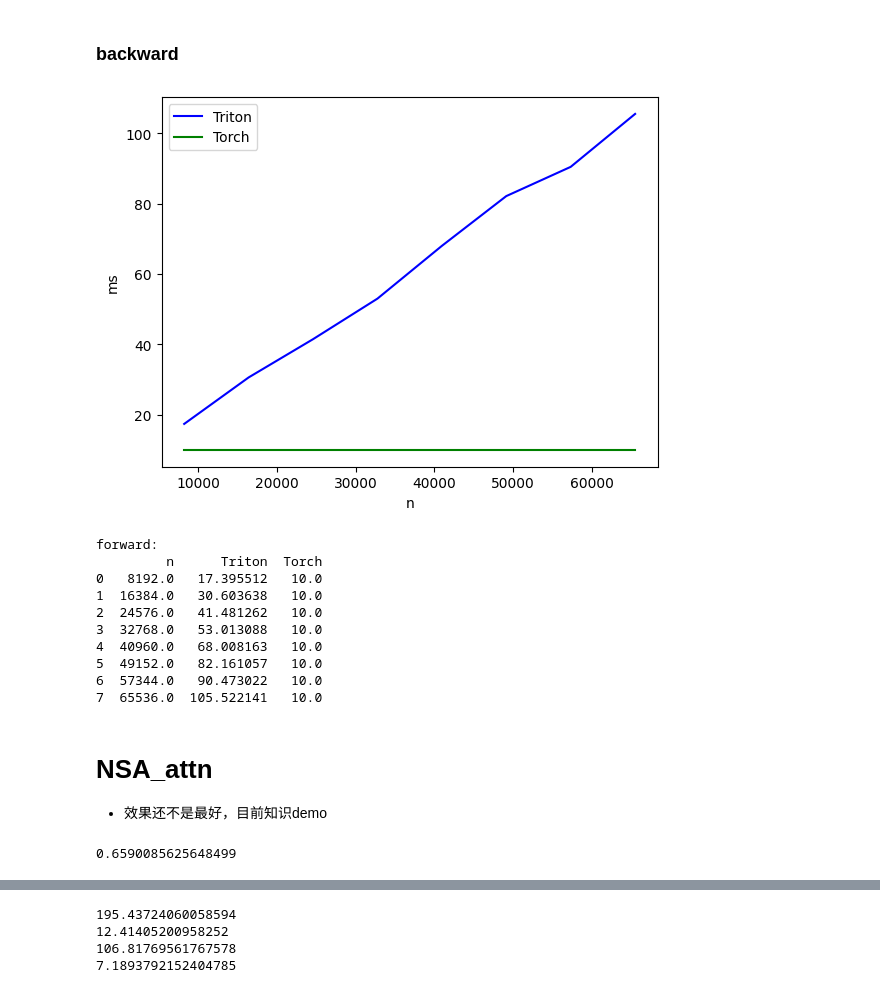
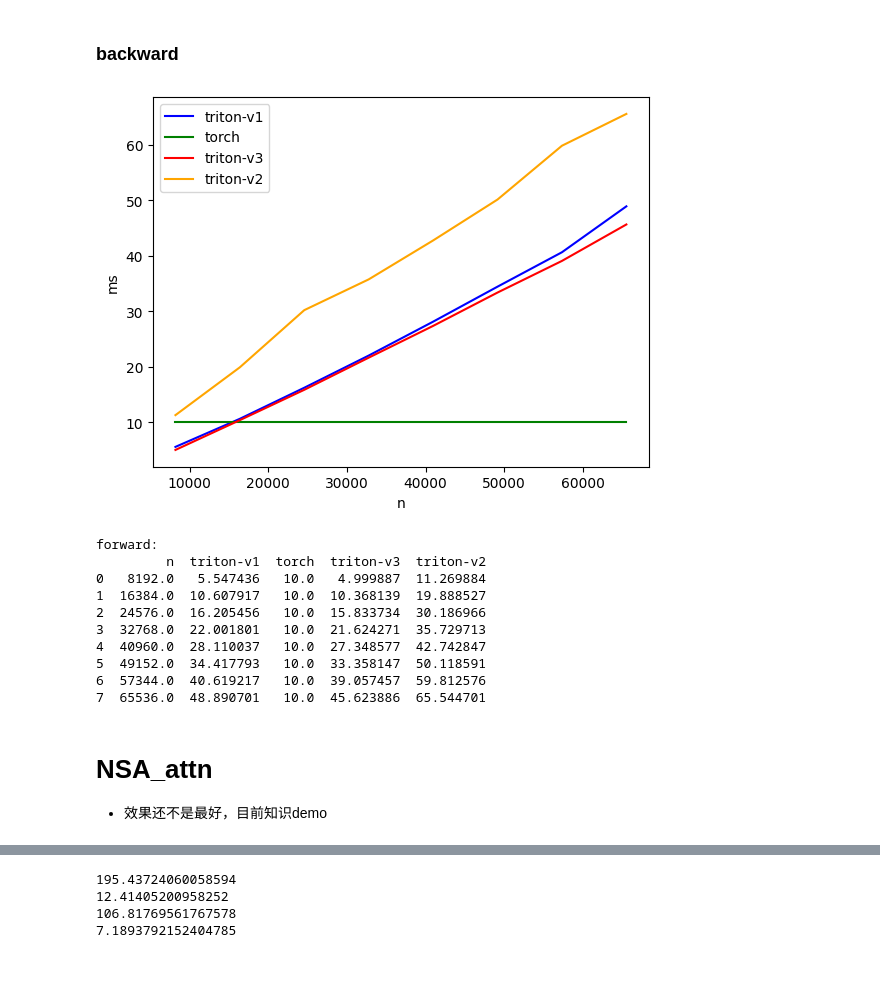
Before and after one commit to mdy666/mdy_triton, a Jupyter notebook: others/nsa_attention/精度和性能测试.ipynb, the cells around one changed output, grey strips where cells are left out. Cells and saved outputs as stored; diff of their text form; code cells hidden in the pictures.

```diff
--- a/others/nsa_attention/精度和性能测试.ipynb
+++ b/others/nsa_attention/精度和性能测试.ipynb
@@ -505,12 +507,14 @@ torch.cuda.empty_cache()
         x_names=['n'],  # argument names to use as an x-axis for the plot
         x_vals=[8192 * i for i in range(1, 8+1)],  # different possible values for `x_name`
         line_arg='provider',  # argument name whose value corresponds to a different line in the plot
-        line_vals=['triton', 'torch'],  # possible values for `line_arg``
+        line_vals=['triton-v1', 'torch', 'triton-v3', 'triton-v2'],  # possible values for `line_arg``
         line_names=[
-            "Triton",
-            "Torch",
+            "triton-v1",
+            "torch",
+            "triton-v3",
+            "triton-v2",
         ],  # label name for the lines
-        styles=[('blue', '-'), ('green', '-')],  # line styles
+        styles=[('blue', '-'), ('green', '-'), ('red', '-'), ('orange', '-')],  # line styles
         ylabel="ms",  # label name for the y-axis
         plot_name="forward",  # name for the plot. Used also as a file name for saving the plot.
         args={'b':1, 'qh':64, 'kh':4, 'd':128, 'vd':128, 'stride':16, 'kernel_size':32, 'select_size': 64, 'top_n':16},  # values for function arguments not in `x_names` and `y_name`
@@ -530,12 +534,19 @@ def benchmark(b, qh, kh, n, d, vd, stride, kernel_size, select_size, top_n, prov
     stream = torch.cuda.Stream()
     torch.cuda.set_stream(stream)
     if provider == 'torch':
-        return 10
+        if n > 4096:
+            return 10
         ms = triton.testing.do_bench(lambda: torch_select_attn(q, k, v, select_size, fwd_ind))
         # ms = triton.testing.do_bench(lambda: select_attn(q, k, v, select_size, ind))
-    if provider == 'triton':
+    if provider == 'triton-v1':
         # return 10
-        ms = triton.testing.do_bench(lambda: triton_select_attn(q, k, v, select_size, fwd_ind, bwd_ind))
+        ms = triton.testing.do_bench(lambda: triton_select_attn_v1(q, k, v, select_size, fwd_ind, bwd_ind))
+    if provider == 'triton-v2':
+        # return 10
+        ms = triton.testing.do_bench(lambda: triton_select_attn_v2(q, k, v, select_size, fwd_ind, bwd_ind))
+    if provider == 'triton-v3':
+        # return 10
+        ms = triton.testing.do_bench(lambda: triton_select_attn_v3(q, k, v, select_size, fwd_ind, bwd_ind))
     return ms
 benchmark.run(show_plots=True, print_data=True)
 # %% [output]
@@ -560,57 +571,67 @@ torch.cuda.empty_cache()
         x_names=['n'],  # argument names to use as an x-axis for the plot
         x_vals=[8192 * i for i in range(1, 8+1)],  # different possible values for `x_name`
         line_arg='provider',  # argument name whose value corresponds to a different line in the plot
-        line_vals=['triton', 'torch'],  # possible values for `line_arg``
+        line_vals=['triton-v1', 'torch', 'triton-v3', 'triton-v2'],  # possible values for `line_arg``
         line_names=[
-            "Triton",
-            "Torch",
+            "triton-v1",
+            "torch",
+            "triton-v3",
+            "triton-v2",
         ],  # label name for the lines
-        styles=[('blue', '-'), ('green', '-')],  # line styles
+        styles=[('blue', '-'), ('green', '-'), ('red', '-'), ('orange', '-')],  # line styles
         ylabel="ms",  # label name for the y-axis
         plot_name="forward",  # name for the plot. Used also as a file name for saving the plot.
         args={'b':1, 'qh':64, 'kh':4, 'd':128, 'vd':128, 'stride':16, 'kernel_size':32, 'select_size': 64, 'top_n':16},  # values for function arguments not in `x_names` and `y_name`
     ))
 def benchmark(b, qh, kh, n, d, vd, stride, kernel_size, select_size, top_n, provider):
     device = 'cuda'
     dtype = torch.bfloat16
     device = 'cuda'
     dtype = torch.bfloat16
     num_blocks = (n-kernel_size) // stride + 1
     q = torch.randn(b, n, qh, d, device=device, dtype=dtype)
     k = torch.randn(b, n, kh, d, device=device, dtype=dtype)
     v = torch.randn(b, n, kh, vd, device=device, dtype=dtype)
     q.requires_grad_(True)
     k.requires_grad_(True)
     v.requires_grad_(True)
     ck = torch.randn(b, num_blocks, kh, d, device=device, dtype=dtype)
     lse = torch.rand(b, qh, n, device=device, dtype=torch.float32) + 10
     _, fwd_ind, bwd_ind = select_for_fwd_bwd(q, ck, lse, kernel_size, stride, select_size, top_n)
     stream = torch.cuda.Stream()
     torch.cuda.set_stream(stream)
     if provider == 'torch':
         if n>4096:
             return 10
         y = torch_select_attn(q, k, v, select_size, fwd_ind.long())
         dy = torch.rand_like(y)
         ms = triton.testing.do_bench(lambda: y.backward(dy, retain_graph=True), grad_to_none=[q, k, v])
-    if provider == 'triton':
-        y = triton_select_attn(q, k, v, select_size, fwd_ind, bwd_ind, inplace=False)
+    if provider == 'triton-v1':
+        y = triton_select_attn_v1(q, k, v, select_size, fwd_ind, bwd_ind, inplace=False)
+        dy = torch.rand_like(y)
+        ms = triton.testing.do_bench(lambda: y.backward(dy, retain_graph=True), grad_to_none=[q, k, v])
+    if provider == 'triton-v2':
+        y = triton_select_attn_v2(q, k, v, select_size, fwd_ind, bwd_ind, inplace=False)
+        dy = torch.rand_like(y)
+        ms = triton.testing.do_bench(lambda: y.backward(dy, retain_graph=True), grad_to_none=[q, k, v])
+    if provider == 'triton-v3':
+        y = triton_select_attn_v3(q, k, v, select_size, fwd_ind, bwd_ind, inplace=False)
         dy = torch.rand_like(y)
         ms = triton.testing.do_bench(lambda: y.backward(dy, retain_graph=True), grad_to_none=[q, k, v])
     return ms
 benchmark.run(show_plots=True, print_data=True)
 # %% [output]
-[figure, old version]
+[figure, new version]
 forward:
-         n      Triton  Torch
-0   8192.0   17.395512   10.0
-1  16384.0   30.603638   10.0
-2  24576.0   41.481262   10.0
-3  32768.0   53.013088   10.0
-4  40960.0   68.008163   10.0
-5  49152.0   82.161057   10.0
-6  57344.0   90.473022   10.0
-7  65536.0  105.522141   10.0
+         n  triton-v1  torch  triton-v3  triton-v2
+0   8192.0   5.547436   10.0   4.999887  11.269884
+1  16384.0  10.607917   10.0  10.368139  19.888527
+2  24576.0  16.205456   10.0  15.833734  30.186966
+3  32768.0  22.001801   10.0  21.624271  35.729713
+4  40960.0  28.110037   10.0  27.348577  42.742847
+5  49152.0  34.417793   10.0  33.358147  50.118591
+6  57344.0  40.619217   10.0  39.057457  59.812576
+7  65536.0  48.890701   10.0  45.623886  65.544701
 # %% [markdown]
 # NSA_attn
 - 效果还不是最好，目前知识demo
@@ -652,8 +673,4 @@ q2 = deepcopy(q1)
 k2 = deepcopy(k1)
 v2 = deepcopy(v1)
 nsa = NsaAttention(d, vd, kernel_size, stride, select_size, top_n, window_size).to(device).to(dtype)
-# %%
-print(triton.testing.do_bench(lambda: deepcopy(q1)))
-# %% [output]
-0.6590085625648499
 # %%
```
Also changed, not shown: parts of 12 cells of this notebook, 12 other files.
